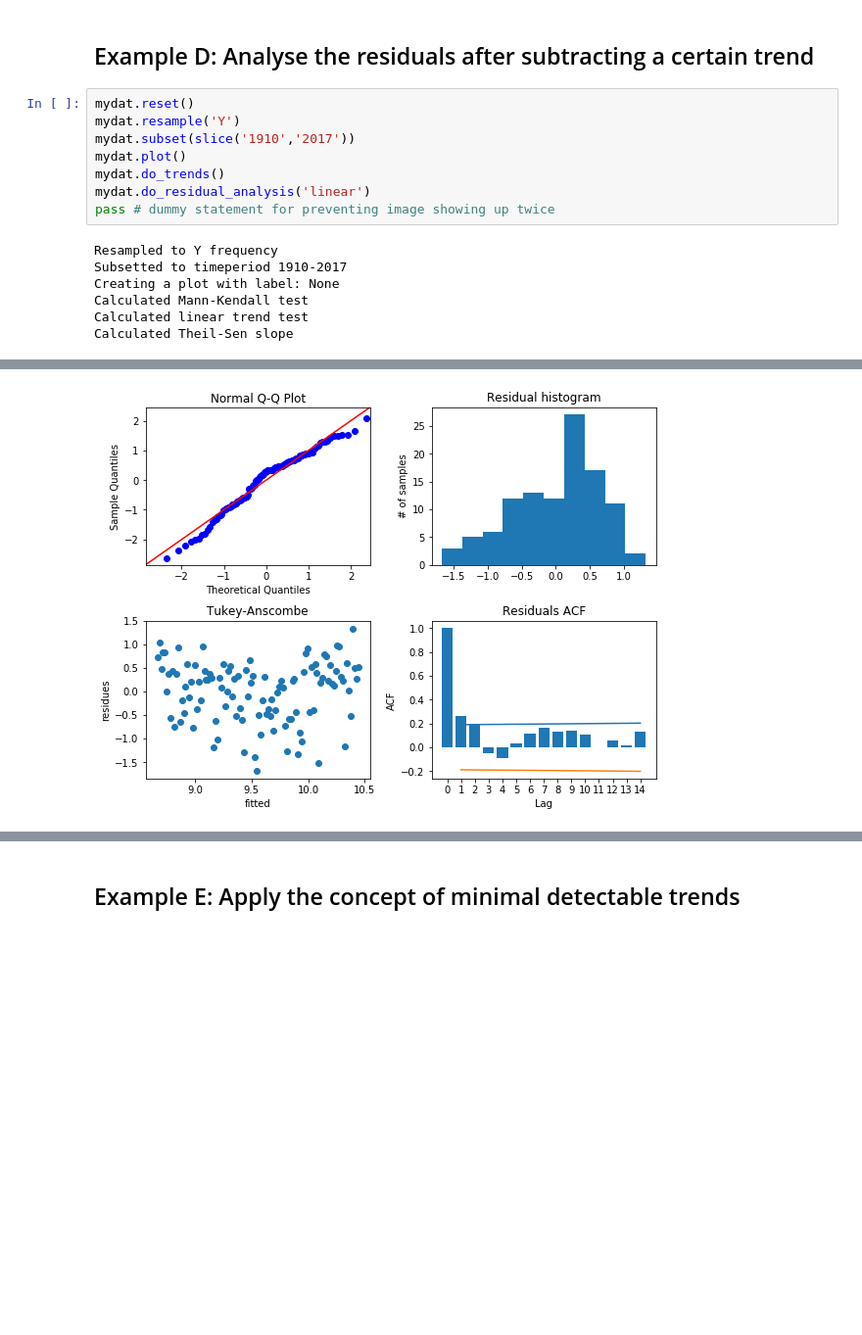
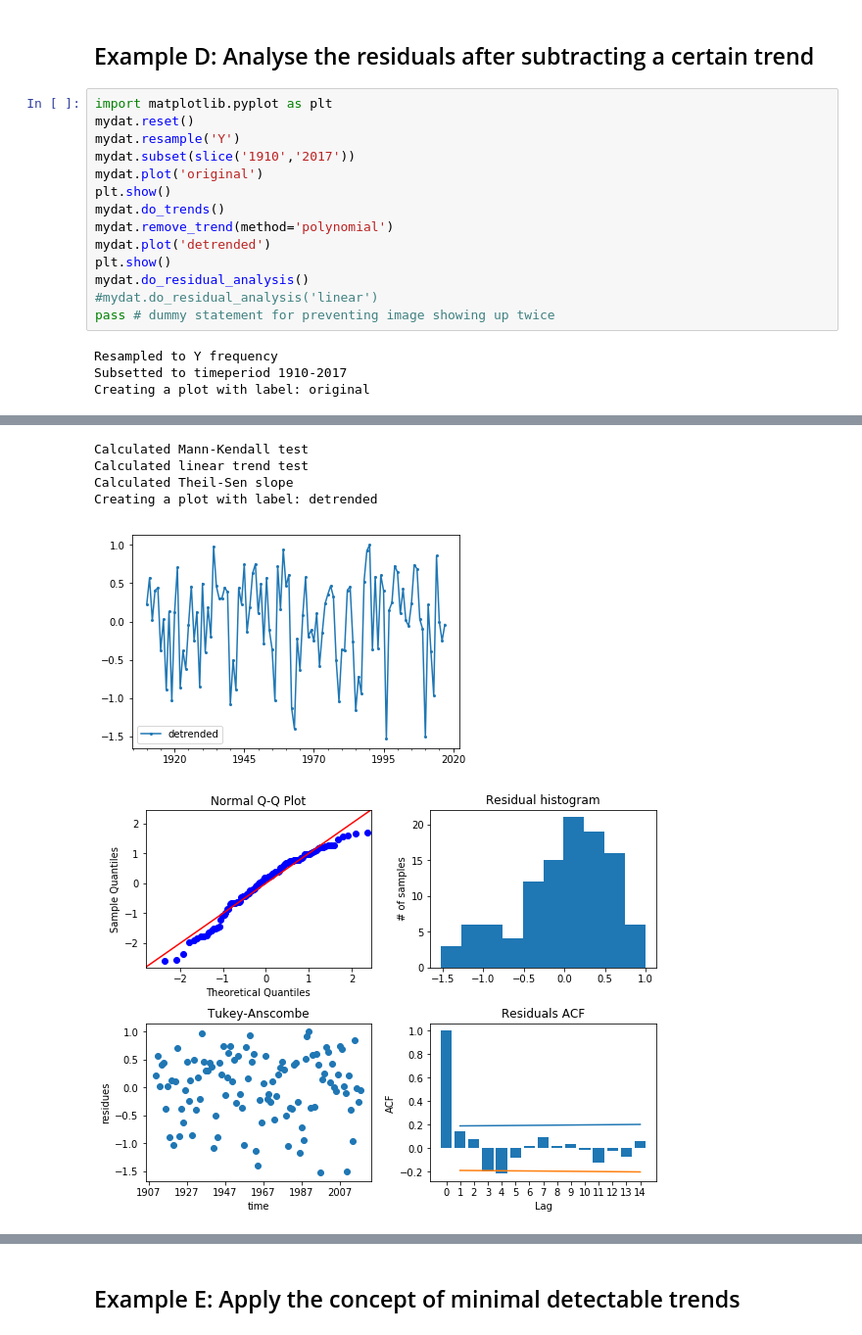
Before and after one commit to bascrezee/trend_framework, a Jupyter notebook: notebooks/examples_general.ipynb, the cells around one changed output, grey strips where cells are left out. Shown at 98% size. Saved outputs shown, nothing was run; the diff lists cells and outputs as text; blank space fills up the shorter version.

```diff
--- a/notebooks/examples_general.ipynb
+++ b/notebooks/examples_general.ipynb
@@ -146,17 +151,20 @@ Calculated Theil-Sen slope
 # %% [markdown]
 ## Example D: Analyse the residuals after subtracting a certain trend
 # %%
+import matplotlib.pyplot as plt
 mydat.reset()
 mydat.resample('Y')
 mydat.subset(slice('1910','2017'))
-mydat.plot()
+mydat.plot('original')
+plt.show()
 mydat.do_trends()
-mydat.do_residual_analysis('linear')
+mydat.remove_trend(method='polynomial')
+mydat.plot('detrended')
+plt.show()
+mydat.do_residual_analysis()
+#mydat.do_residual_analysis('linear')
 pass # dummy statement for preventing image showing up twice
 # %% [output]
 Resampled to Y frequency
 Subsetted to timeperiod 1910-2017
-Creating a plot with label: None
-Calculated Mann-Kendall test
-Calculated linear trend test
-Calculated Theil-Sen slope
+Creating a plot with label: original
@@ -164 +172,6 @@ Calculated Theil-Sen slope
+Calculated Mann-Kendall test
+Calculated linear trend test
+Calculated Theil-Sen slope
+Creating a plot with label: detrended
-[figure, old version]
+[figure, new version]
+[figure, added]
```
Also changed, not shown: parts of 8 cells of this notebook, 1 other file.
